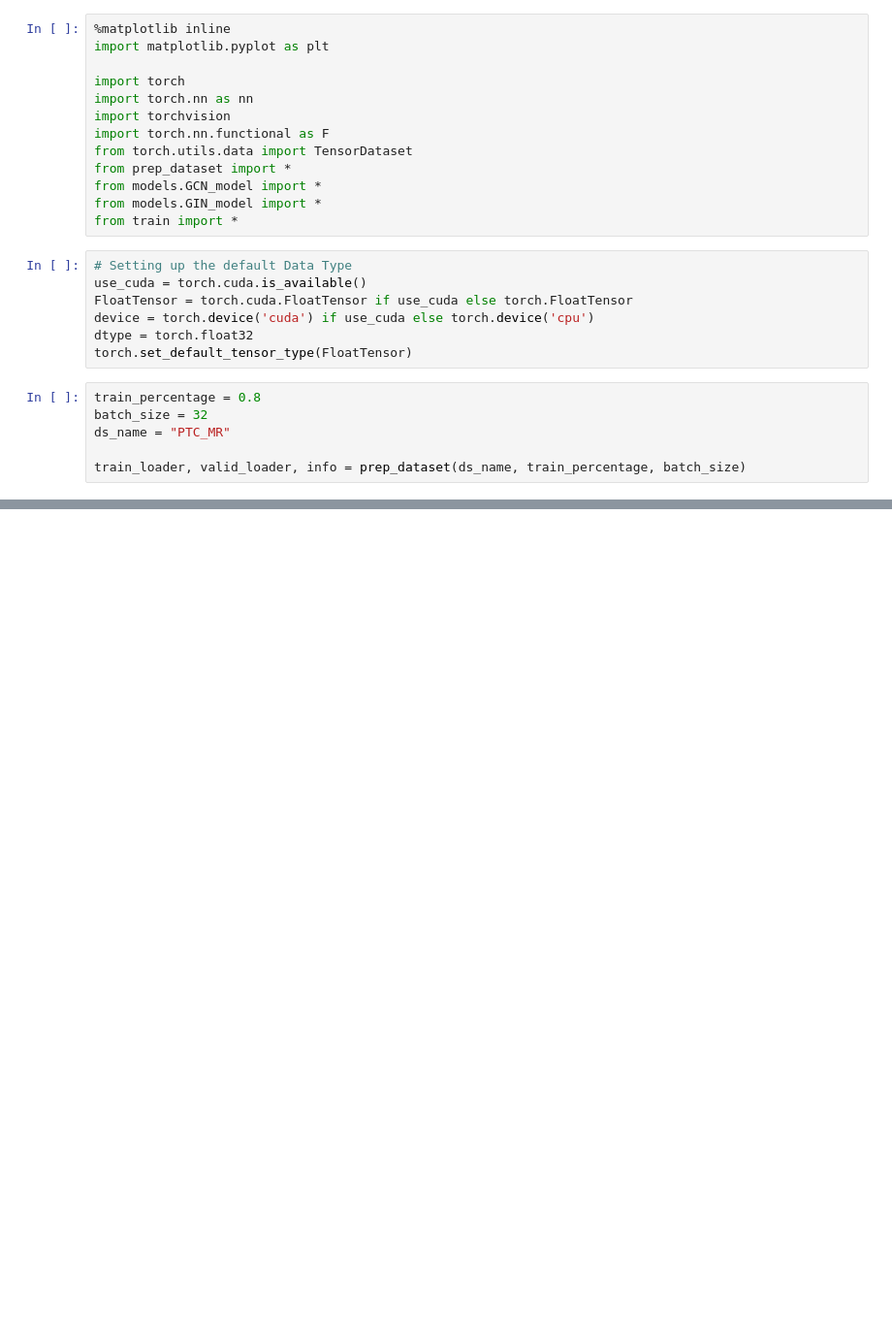
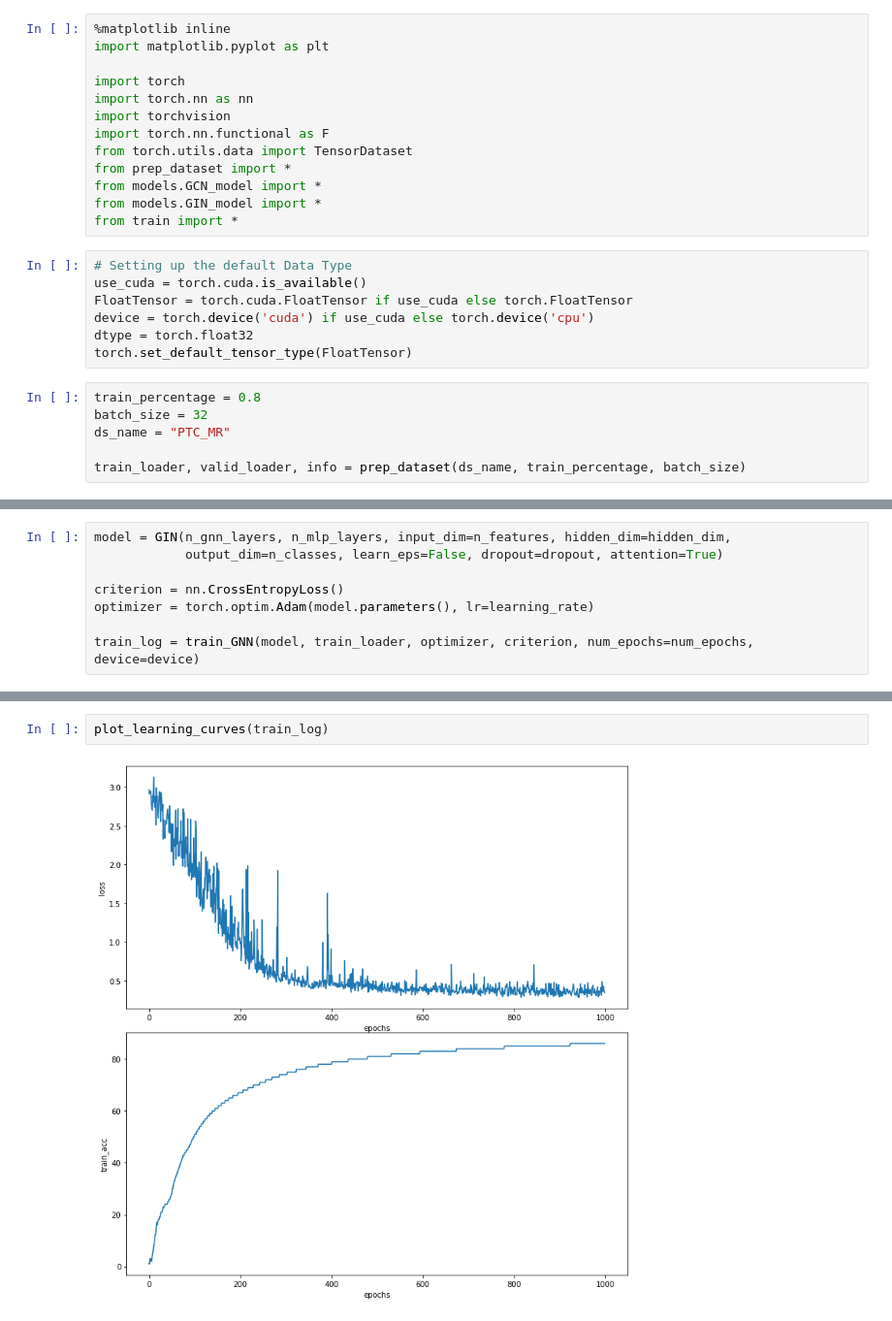
Before and after one commit to theatamna/PFE, a Jupyter notebook: GIN_TEST.ipynb, the cells around one changed output, grey strips where cells are left out. Shown at 97% size. Drawn from its saved outputs; the diff is of its cells as text; blank space fills up the shorter version.

```diff
--- a/GIN_TEST.ipynb
+++ b/GIN_TEST.ipynb
@@ -72,0 +81,8 @@ plot_learning_curves(train_log)
+# %%
+model = GIN(n_gnn_layers, n_mlp_layers, input_dim=n_features, hidden_dim=hidden_dim,
+            output_dim=n_classes, learn_eps=False, dropout=dropout, attention=True)
+
+criterion = nn.CrossEntropyLoss()
+optimizer = torch.optim.Adam(model.parameters(), lr=learning_rate)
+
+train_log = train_GNN(model, train_loader, optimizer, criterion, num_epochs=num_epochs, device=device)
@@ -72,0 +107,4 @@ plot_learning_curves(train_log)
+# %%
+plot_learning_curves(train_log)
+# %% [output]
+[figure, added]
```
Also changed, not shown: parts of 6 cells of this notebook.
